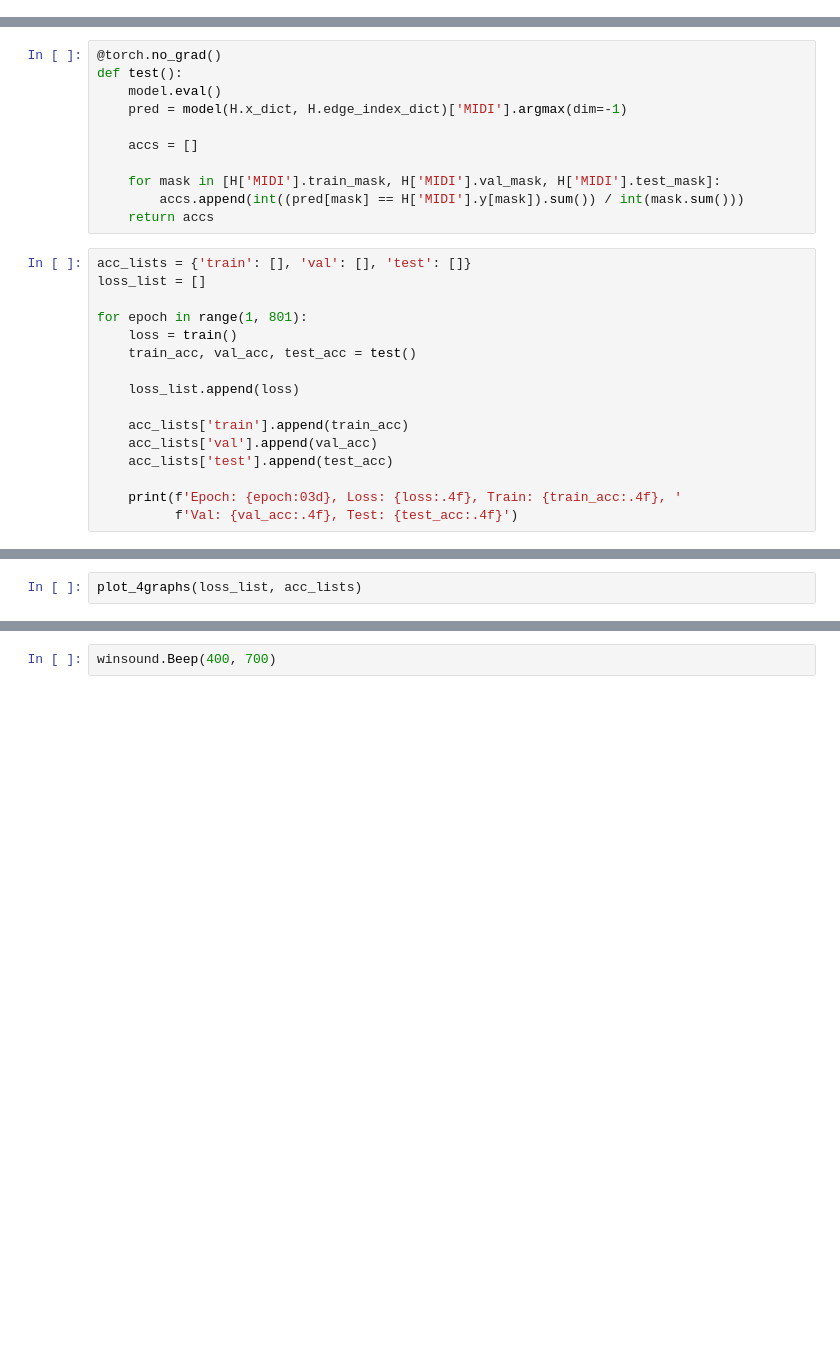
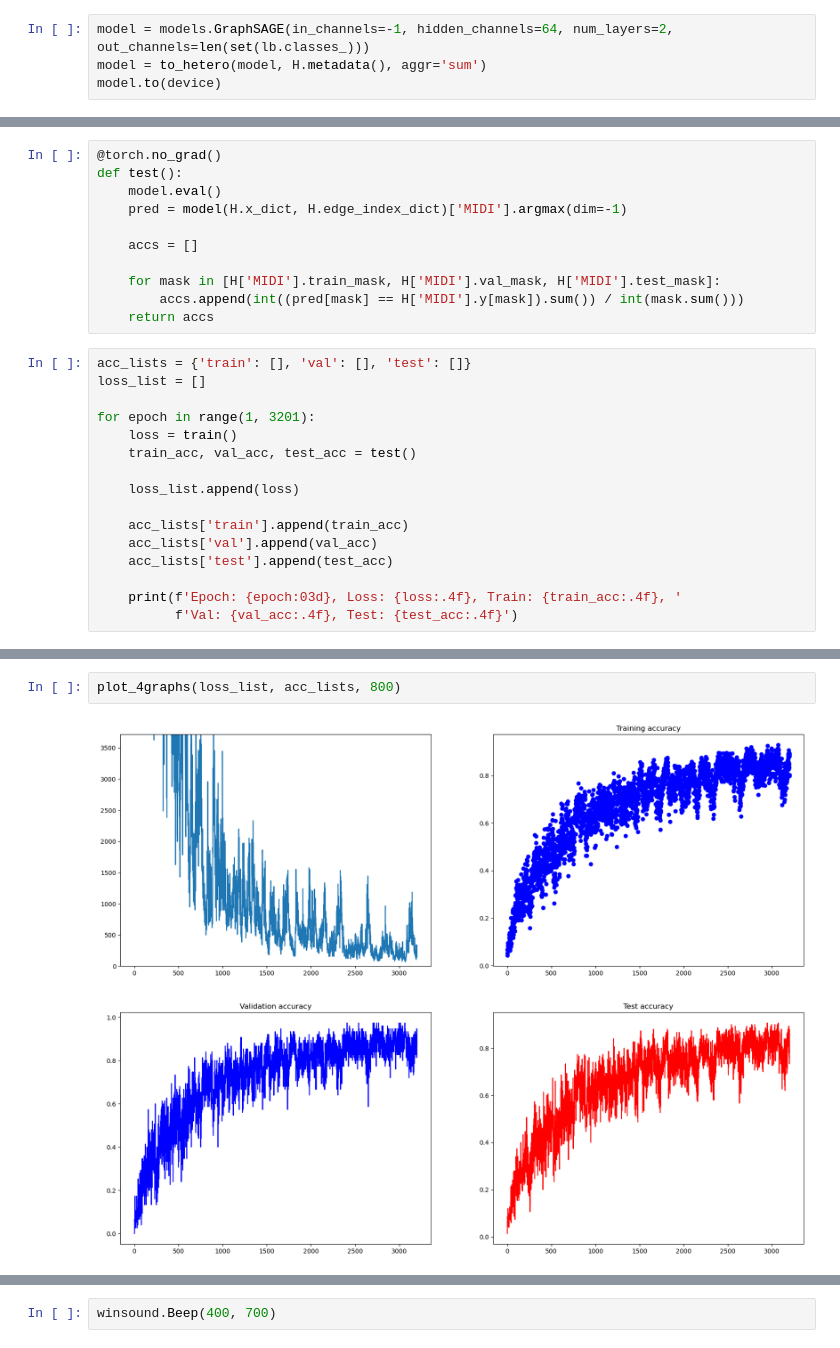
Before and after one commit to KottonP/midi2vec-master, a Jupyter notebook: GiantMIDI-Piano subset experiments.ipynb, the cells around one changed output, grey strips where cells are left out. Cells and saved outputs as stored; diff of their text form; blank space fills up the shorter version.

```diff
--- a/GiantMIDI-Piano subset experiments.ipynb
+++ b/GiantMIDI-Piano subset experiments.ipynb
@@ -330,0 +309,4 @@ GraphModule(
+# %%
+model = models.GraphSAGE(in_channels=-1, hidden_channels=64, num_layers=2, out_channels=len(set(lb.classes_)))
+model = to_hetero(model, H.metadata(), aggr='sum')
+model.to(device)
@@ -356,7 +356,7 @@ def test():
 acc_lists = {'train': [], 'val': [], 'test': []}
 loss_list = []
 
-for epoch in range(1, 801):
+for epoch in range(1, 3201):
     loss = train()
     train_acc, val_acc, test_acc = test()
 
@@ -390,5 +389,7 @@ KeyboardInterrupt:
 # %%
-plot_4graphs(loss_list, acc_lists)
+plot_4graphs(loss_list, acc_lists, 800)
+# %% [output]
+[figure, added]
 # %%
 mask = H['MIDI'].test_mask
 
```
Also changed, not shown: parts of 10 cells of this notebook, 4 other files.
